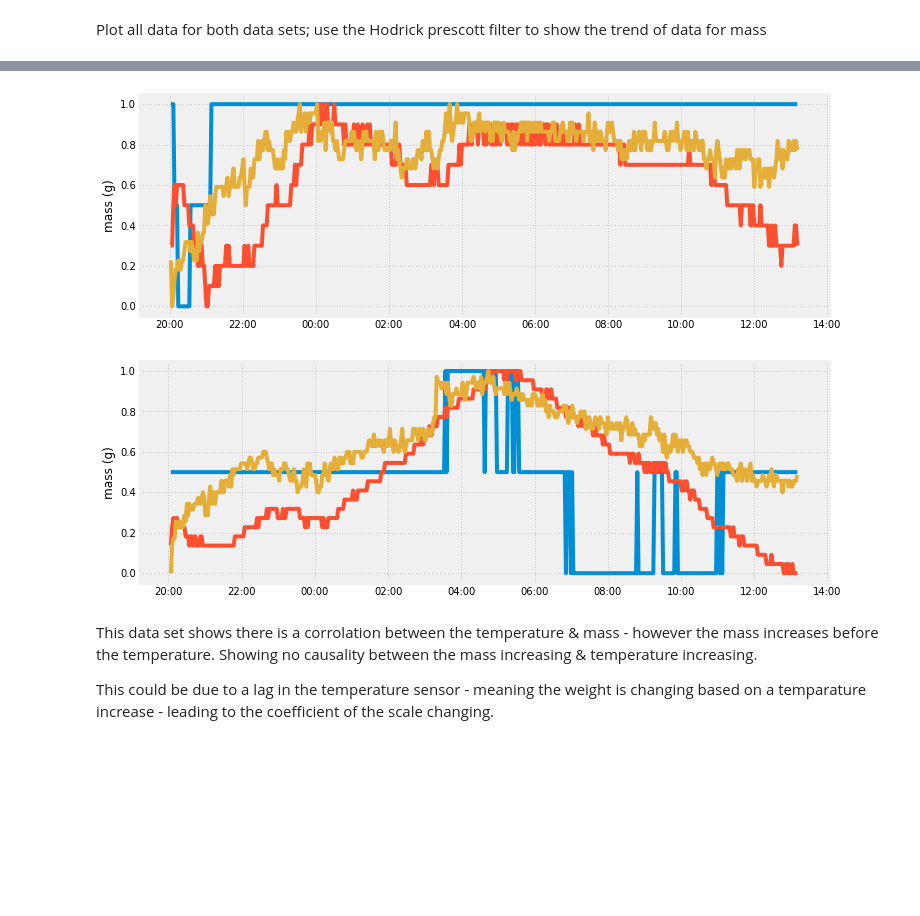
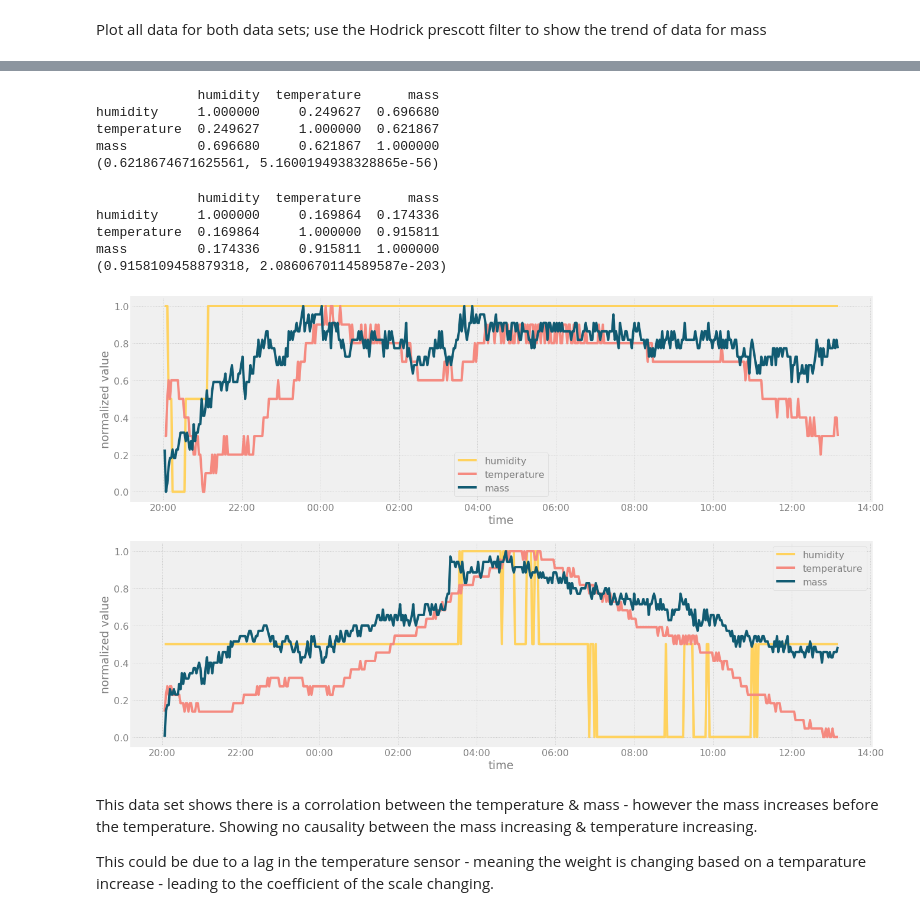
Before and after one commit to leahpattison/atmosphericWaterCollector, a Jupyter notebook: size0/Time Series Analysis 0 - heat.ipynb, the cells around one changed output, grey strips where cells are left out. Saved outputs shown, nothing was run; the diff lists cells and outputs as text; code cells hidden in the pictures; blank space fills up the shorter version.

```diff
--- a/size0/Time Series Analysis 0 - heat.ipynb
+++ b/size0/Time Series Analysis 0 - heat.ipynb
@@ -129,0 +183,30 @@ ax[2, 1].plot(hp_trend2)
+# %%
+
+fig, ax = newfigure()
+
+xformatter = mdates.DateFormatter('%H:%M')
+
+t= [df1, df2]
+c = ['#115b72','#fed456']
+for i in range(len(t)):
+    fig.axes[0].plot(t[i]['mass'], color = c[i])
+    plt.gcf().axes[0].xaxis.set_major_formatter(xformatter)
+    ax.set_xlabel("time")
+
+
+for a in fig.axes:
+    a.set_ylabel("mass (g)")
+    a.legend()
+
+mylabels = ['experiment 1', 'experiment 2']
+ax.legend(labels=mylabels)
+plt.rcParams.update({'font.size': 16})
+plt.rcParams.update({'text.color' : "grey",
+                     'axes.labelcolor' : "grey",
+                     'xtick.color': "grey",
+                    'ytick.color': "grey"})
+plt.rcParams["figure.figsize"] = [20, 7]
+#ax[0].plot(hp_trend1, label = 'hodricks prescott filter', color=c[3])
+#ax[1].plot(hp_trend2, label = 'hodricks prescott filter', color=c[3])
+#ax[0].legend()
+#ax[1].legend()
@@ -130,3 +215,27 @@ ax[2, 1].plot(hp_trend2)
+# %%
+from scipy.stats import pearsonr
+
+print(df1.corr(method ='pearson'))
+
+
+t = pearsonr(df1['mass'], df1['temperature'])
+print(t)
+# %% [output]
+             humidity  temperature      mass
+humidity     1.000000     0.249627  0.696680
+temperature  0.249627     1.000000  0.621867
+mass         0.696680     0.621867  1.000000
+(0.6218674671625561, 5.1600194938328865e-56)
+# %%
+print(df2.corr(method ='pearson'))
+
+print(pearsonr(df2['mass'], df2['temperature']))
+# %% [output]
+             humidity  temperature      mass
+humidity     1.000000     0.169864  0.174336
+temperature  0.169864     1.000000  0.915811
+mass         0.174336     0.915811  1.000000
+(0.9158109458879318, 2.0860670114589587e-203)
 # %%
 #to normalise data take n - mean(n/stdeviation)
 
@@ -144,20 +253,30 @@ normalised_df2 = normalize(df2)
 # %%
 fig, ax = newfigure(nrows =2, ncols=1)
 
 xformatter = mdates.DateFormatter('%H:%M')
 
 t= [normalised_df1, normalised_df2]
+c = ['#FFD25E', '#F58A80','#115b72','#fed456']
 
 for i in range(len(t)):
     for name in t[i].columns:
-        fig.axes[i].plot(t[i][name])
+        fig.axes[i].plot(t[i][name], color = c[t[i].columns.get_loc(name)])
         plt.gcf().axes[i].xaxis.set_major_formatter(xformatter)
+        ax[i].set_xlabel("time")
 
 
 for a in fig.axes:
-    a.set_ylabel("mass (g)")
+    a.set_ylabel("normalized value")
+    a.legend()
+    plt.rcParams["figure.figsize"] = [20, 18]
+
+plt.rcParams.update({'font.size': 16})
+plt.rcParams.update({'text.color' : "grey",
+                     'axes.labelcolor' : "grey",
+                     'xtick.color': "grey",
+                    'ytick.color': "grey"})
 # %% [output]
-[figure, old version]
+[figure, new version]
 # %% [markdown]
 This data set shows there is a corrolation between the temperature & mass - however the mass increases before the temperature. Showing no causality between the mass increasing & temperature increasing.
 
```
Also changed, not shown: parts of 5 cells of this notebook, 2 other files.
